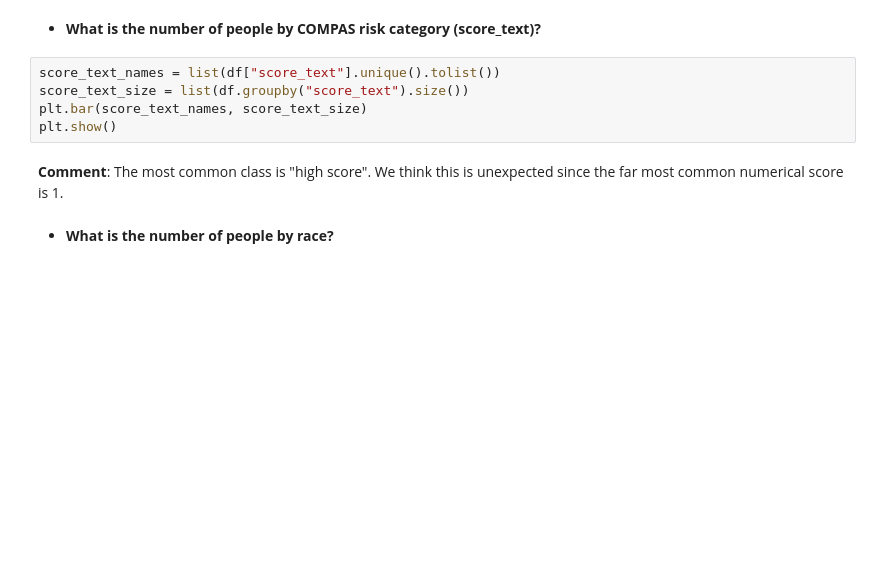
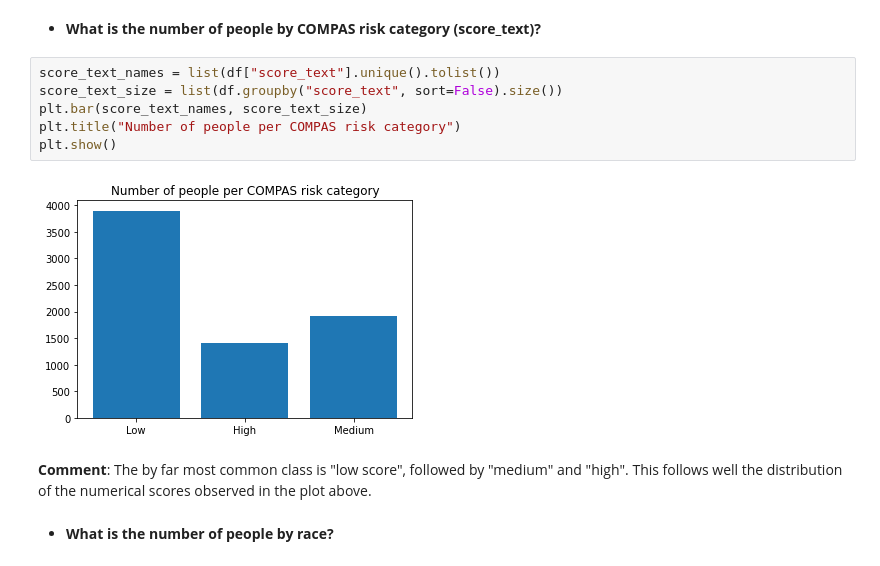
Before and after one commit to GuilhermeGPGil/ProPublica-COMPAS-Dataset-Analysis, a Jupyter notebook: Proj.ipynb, the cells around one changed output. Saved outputs shown, nothing was run; the diff lists cells and outputs as text; blank space fills up the shorter version.

```diff
--- a/Proj.ipynb
+++ b/Proj.ipynb
@@ -167,11 +166,14 @@ plt.show()
 - **What is the number of people by COMPAS risk category (score_text)?**
 # %%
 score_text_names = list(df["score_text"].unique().tolist())
-score_text_size = list(df.groupby("score_text").size())
+score_text_size = list(df.groupby("score_text", sort=False).size())
 plt.bar(score_text_names, score_text_size)
+plt.title("Number of people per COMPAS risk category")
 plt.show()
+# %% [output]
+[figure, added]
-# %% [markdown]
-**Comment**: The most common class is "high score". We think this is unexpected since the far most common numerical score is 1.
+# %% [markdown]
+**Comment**: The by far most common class is "low score", followed by "medium" and "high". This follows well the distribution of the numerical scores observed in the plot above.
 # %% [markdown]
 - **What is the number of people by race?**
 # %%
```
Also changed, not shown: parts of 25 cells of this notebook.
